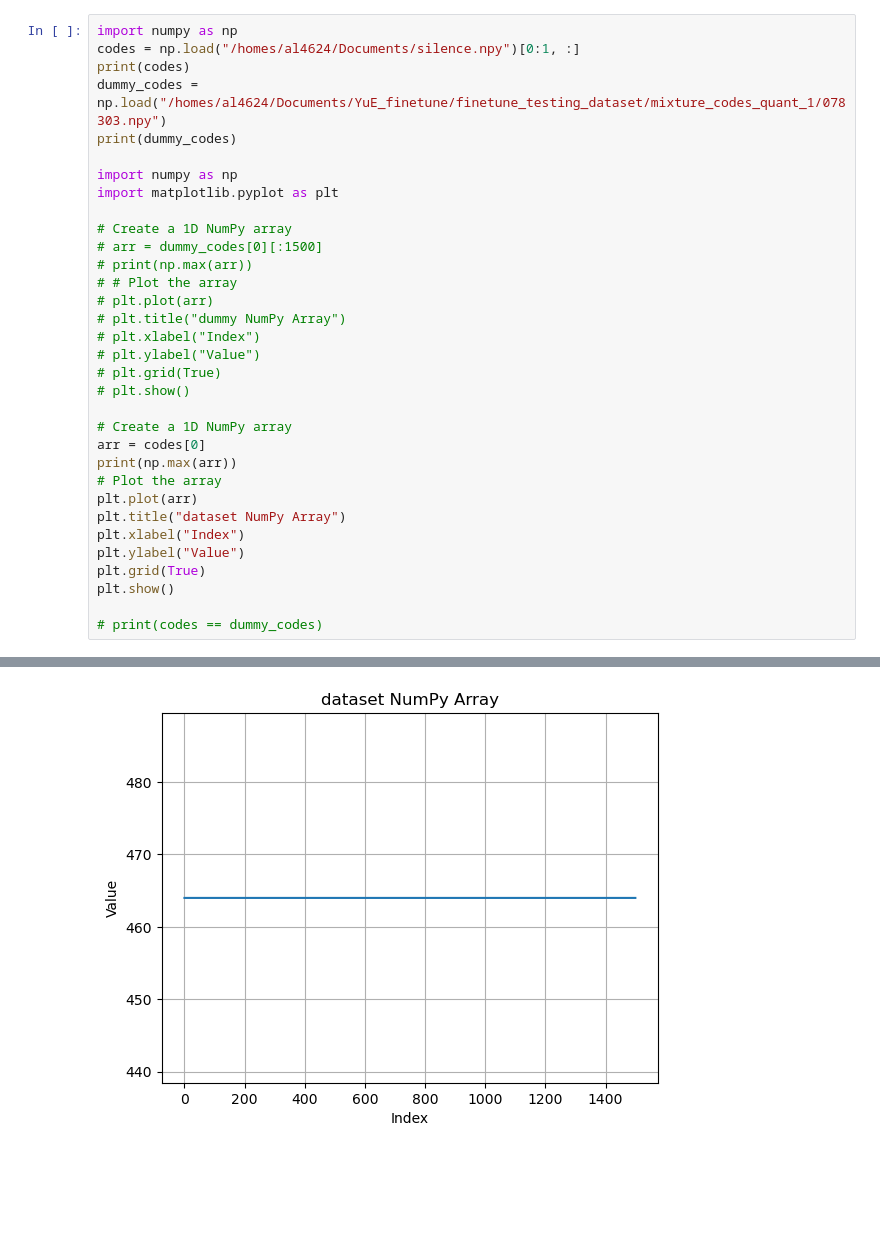
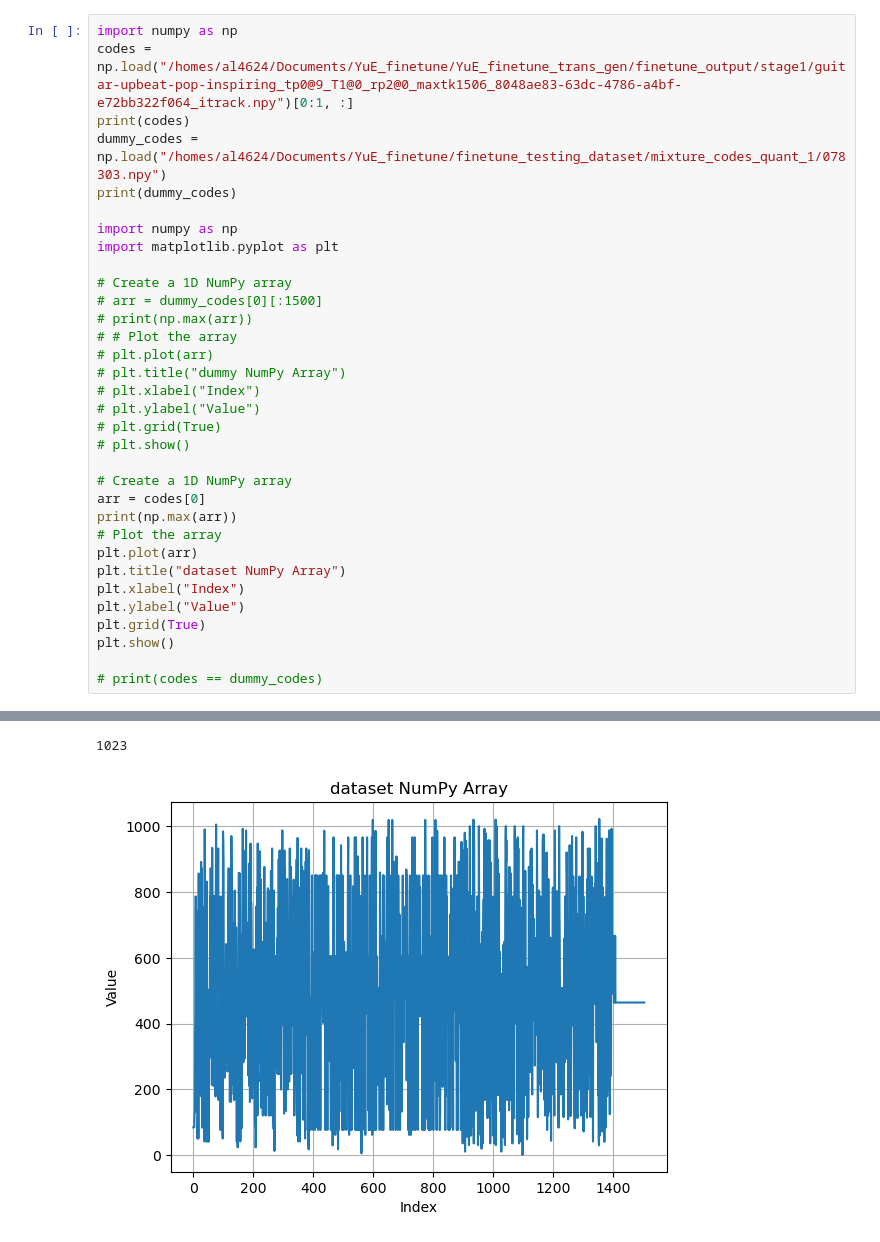
Before and after one commit to pastrainbow/YuE_finetune_trans_gen, a Jupyter notebook: preprocess_dataset/view_xcodec_codes.ipynb, the cells around one changed output, grey strips where cells are left out. Saved outputs shown, nothing was run; the diff lists cells and outputs as text; blank space fills up the shorter version.

```diff
--- a/preprocess_dataset/view_xcodec_codes.ipynb
+++ b/preprocess_dataset/view_xcodec_codes.ipynb
@@ -1,6 +1,6 @@
 # %%
 import numpy as np
-codes = np.load("/homes/al4624/Documents/silence.npy")[0:1, :]
+codes = np.load("/homes/al4624/Documents/YuE_finetune/YuE_finetune_trans_gen/finetune_output/stage1/guitar-upbeat-pop-inspiring_tp0@9_T1@0_rp2@0_maxtk1506_8048ae83-63dc-4786-a4bf-e72bb322f064_itrack.npy")[0:1, :]
 print(codes)
 dummy_codes = np.load("/homes/al4624/Documents/YuE_finetune/finetune_testing_dataset/mixture_codes_quant_1/078303.npy")
 print(dummy_codes)
@@ -38 +38,2 @@ plt.show()
+1023
-[figure, old version]
+[figure, new version]
```
Also changed, not shown: parts of 1 cell of this notebook, 28 other files.
